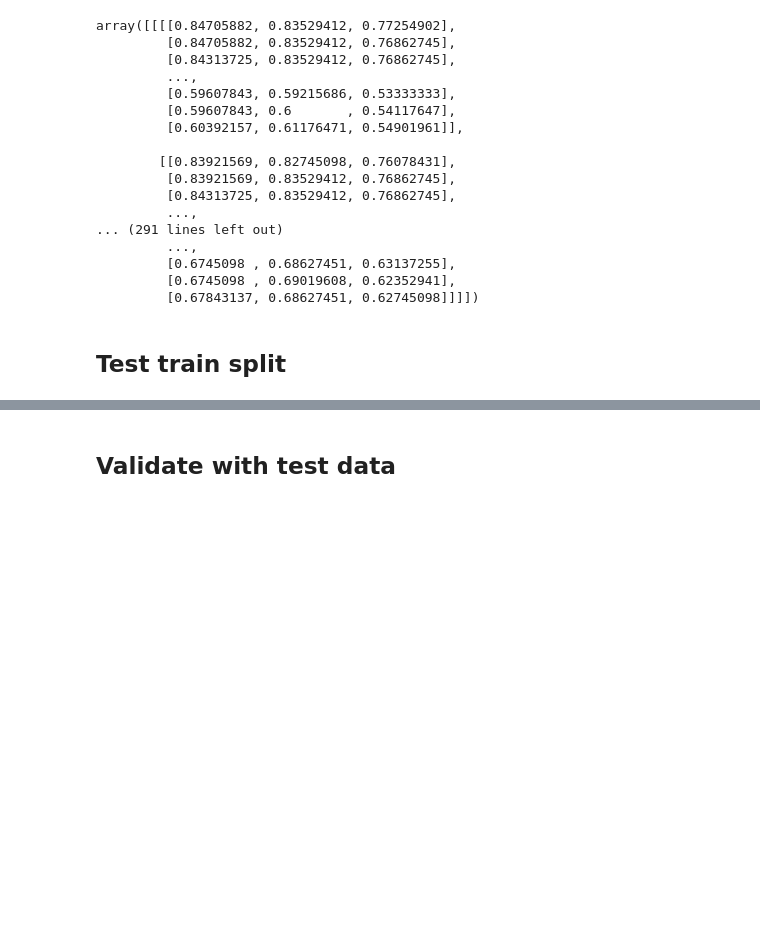
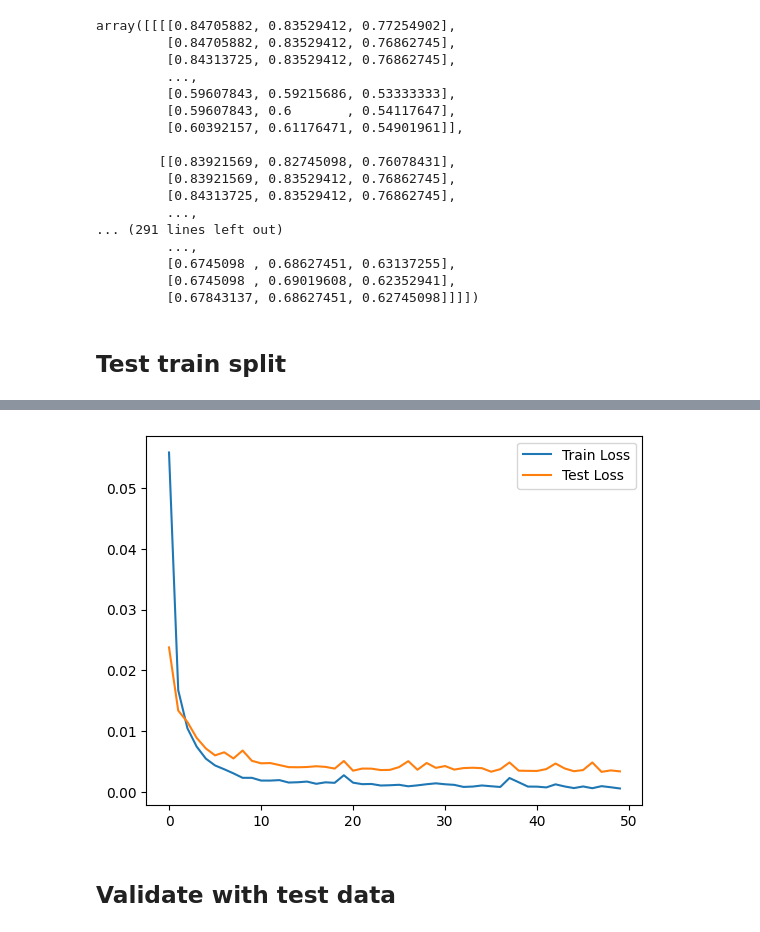
Before and after one commit to pj0620/google-colab-notebooks, a Jupyter notebook: ViNG_ai2thor.ipynb, the cells around one changed output, grey strips where cells are left out. Saved outputs shown, nothing was run; the diff lists cells and outputs as text; code cells hidden in the pictures; blank space fills up the shorter version.

```diff
--- a/ViNG_ai2thor.ipynb
+++ b/ViNG_ai2thor.ipynb
@@ -105,6 +105,8 @@ import torch.nn as nn
 import torch.optim as optim
 from torch.utils.data import DataLoader, random_split, TensorDataset
 import numpy as np
+
+import matplotlib.pyplot as plt
 
 num_samples = images_normalized.shape[0]
 image_size = (3, 128, 128)  # Channels x Height x Width
@@ -137,14 +139,16 @@ class SimpleCNN(nn.Module):
         self.conv2 = nn.Conv2d(16, 32, kernel_size=3, stride=1, padding=1)
         self.pool = nn.MaxPool2d(kernel_size=2, stride=2)
         self.fc1 = nn.Linear(32 * 32 * 32, 128)  # Adjusted for output of conv2/pool layers
-        self.fc2 = nn.Linear(128, 3)  # Output size = pose vector size
+        self.fc2 = nn.Linear(128, 64)  # Output size = pose vector size
+        self.fc3 = nn.Linear(64, 3)  # Output size = pose vector size
 
     def forward(self, x):
         x = self.pool(torch.relu(self.conv1(x)))
         x = self.pool(torch.relu(self.conv2(x)))
         x = x.reshape(x.size(0), -1)
         x = torch.relu(self.fc1(x))
-        x = self.fc2(x)
+        x = torch.relu(self.fc2(x))
+        x = self.fc3(x)
         return x
 
 model = SimpleCNN()
@@ -154,8 +158,10 @@ criterion = nn.MSELoss()  # Loss for regression
 optimizer = optim.Adam(model.parameters(), lr=0.001)
 
 # Step 5: Train the model
-num_epochs = 10
+num_epochs = 50
 
+train_losses = []
+test_losses = []
 for epoch in range(num_epochs):
     model.train()
     running_loss = 0.0
@@ -169,5 +175,27 @@ for epoch in range(num_epochs):
         optimizer.step()
         running_loss += loss.item()
 
-    print(f"Epoch {epoch+1}/{num_epochs}, Loss: {running_loss / len(train_loader):.4f}")
+    train_loss = running_loss / len(train_loader)
+    train_losses.append(train_loss)
+
+    test_loss = 0.0
+    with torch.no_grad():
+      for images_batch, poses_batch in test_loader:
+          # Adjust input shape to (N, C, H, W)
+          images_batch = images_batch.permute(0, 3, 1, 2)
+
+          # Forward pass
+          outputs = model(images_batch)
+
+          # Compute loss
+          loss = criterion(outputs, poses_batch)
+
+          # Accumulate loss and MAE
+          test_loss += loss.item()
+          mae = torch.mean(torch.abs(outputs - poses_batch)).item()
+
+    test_loss = test_loss / len(test_loader)
+    test_losses.append(test_loss)
+
+    print(f"Epoch: {epoch}, Train Loss: {train_loss:.4f}, Test Loss: {test_loss:.4f}")
 # %% [output]
@@ -184,3 +219,10 @@ Epoch 10/10, Loss: 0.0089
+# %%
+plt.plot(train_losses, label="Train Loss")
+plt.plot(test_losses, label="Test Loss")
+plt.legend()
+plt.show()
+# %% [output]
+[figure, added]
 # %% [markdown]
 ## Validate with test data
 # %%
```
Also changed, not shown: parts of 2 cells of this notebook.
